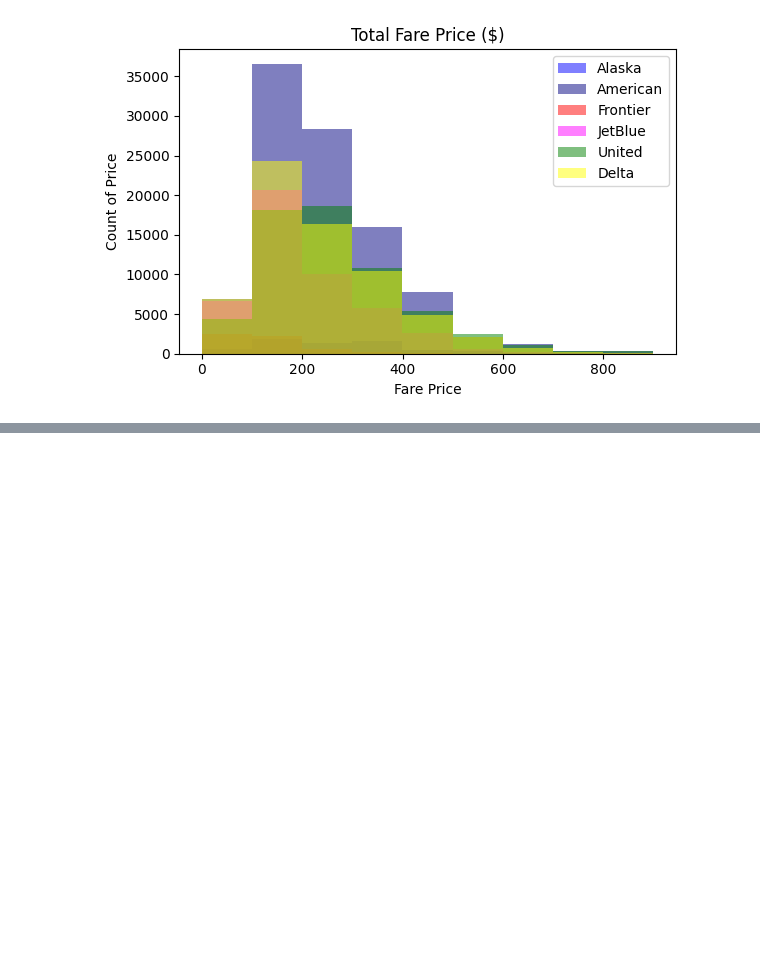
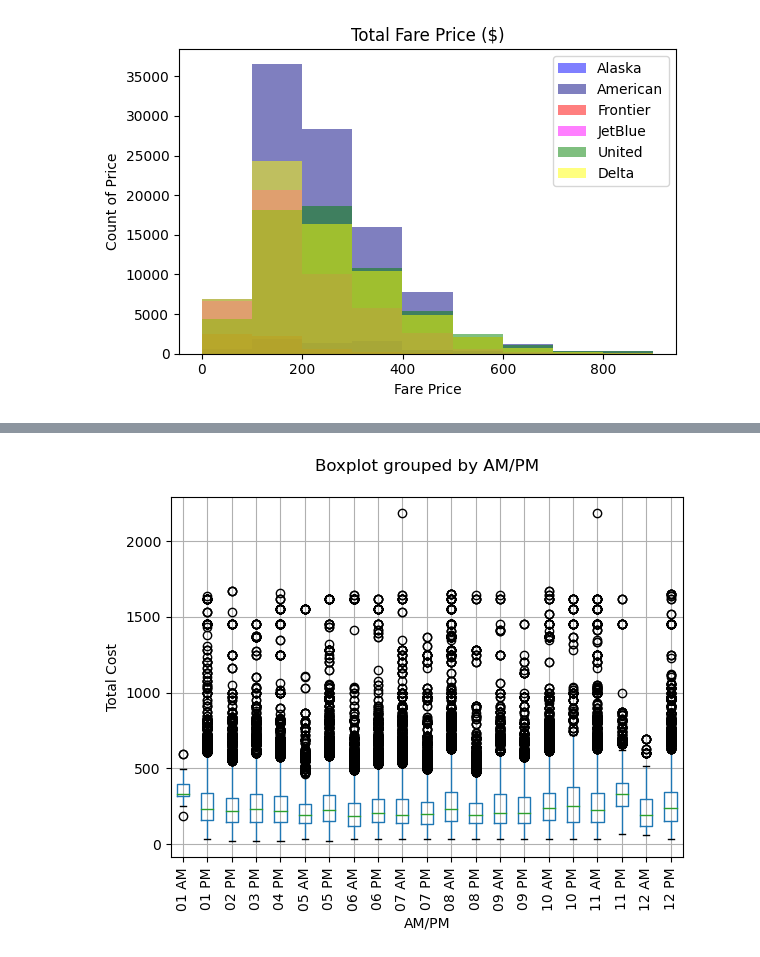
Before and after one commit to Muntasir-Murad/Predicting-Flight-Prices-Based-on-Various-Criteria, a Jupyter notebook: flight.ipynb, the cells around one changed output, grey strips where cells are left out. Drawn from its saved outputs; the diff is of its cells as text; code cells hidden in the pictures; blank space fills up the shorter version.

```diff
--- a/flight.ipynb
+++ b/flight.ipynb
@@ -441,2 +435,9 @@ plt.show()
 # %%
 # Parallel box plots comparing flight prices comparing flight prices at different times of day (categorize morning, afternoon, night)
+clean_df.boxplot(column = "Total Cost", by = "AM/PM", grid = True)
+plt.xticks(rotation=90)
+plt.title(" ")
+plt.ylabel("Total Cost")
+plt.show()
+# %% [output]
+[figure, added]
```
Also changed, not shown: parts of 22 cells of this notebook.
